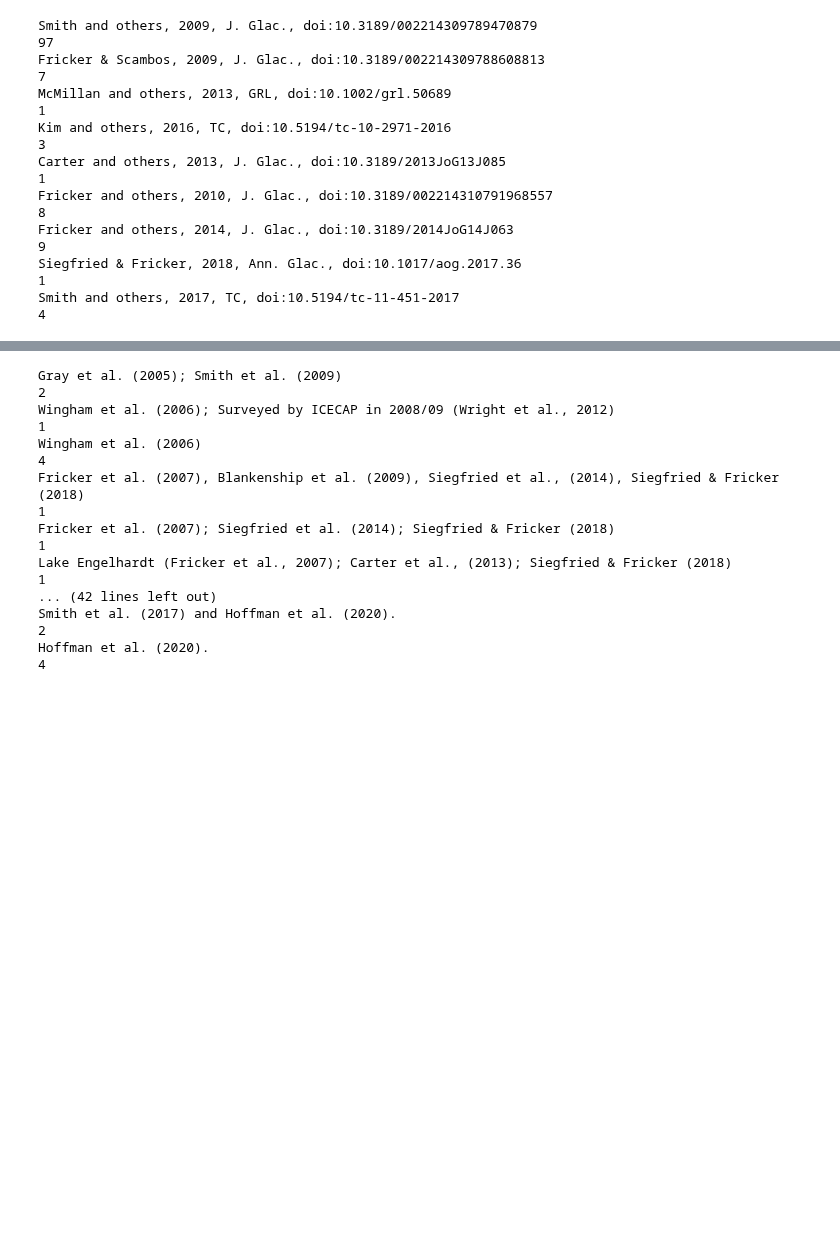
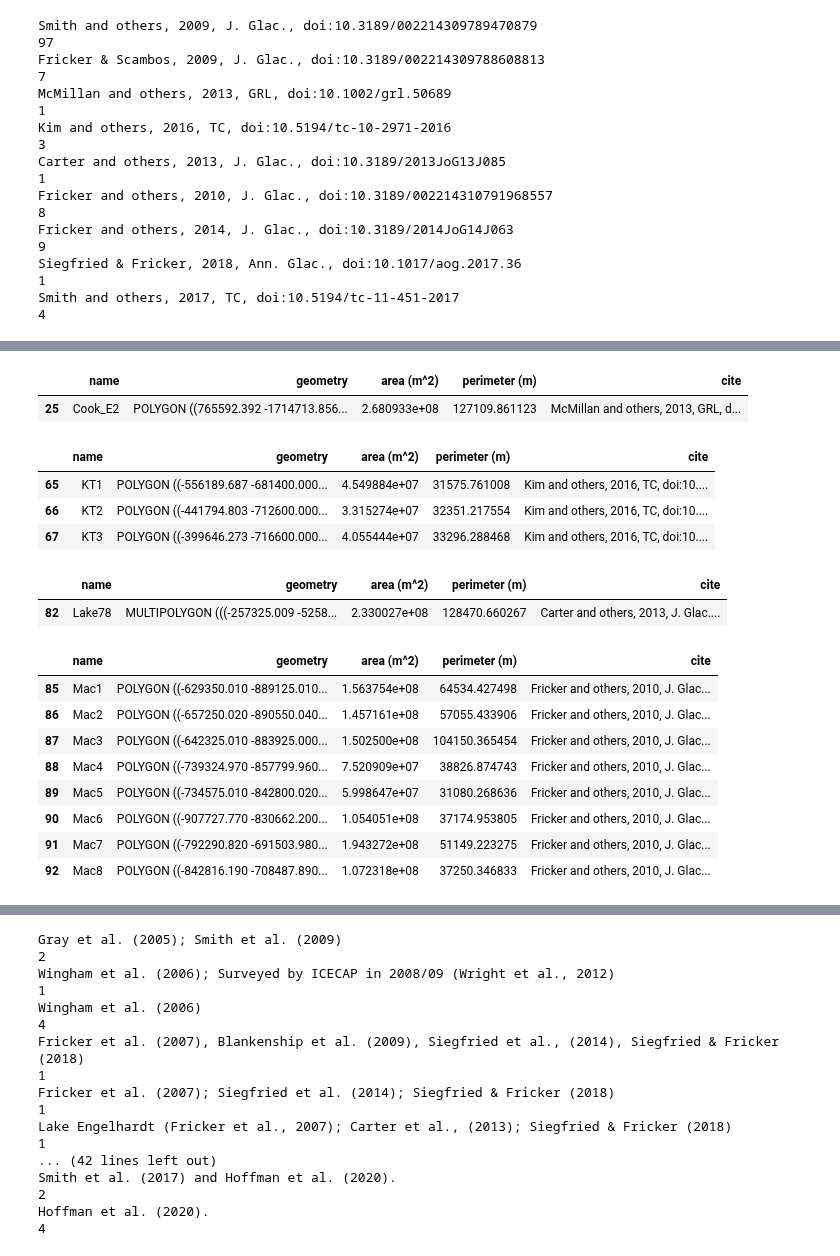
Before and after one commit to wsauthoff/Sauthoff-2025-GRL, a Jupyter notebook: Sauthoff2023_outlines.ipynb, the cells around one changed output, grey strips where cells are left out. Drawn from its saved outputs; the diff is of its cells as text; code cells hidden in the pictures; blank space fills up the shorter version.

```diff
--- a/Sauthoff2023_outlines.ipynb
+++ b/Sauthoff2023_outlines.ipynb
@@ -215,0 +431,29 @@ Smith and others, 2017, TC, doi:10.5194/tc-11-451-2017
+# %%
+SiegfriedFricker2018_outlines[SiegfriedFricker2018_outlines['cite'] == 'McMillan and others, 2013, GRL, doi:10.1002/grl.50689']
+# %% [output]
+|  | name | geometry | area (m^2) | perimeter (m) | cite |
+| 25 | Cook_E2 | POLYGON ((765592.392 -1714713.856... | 2.680933e+08 | 127109.861123 | McMillan and others, 2013, GRL, d... |
+# %%
+SiegfriedFricker2018_outlines[SiegfriedFricker2018_outlines['cite'] == 'Kim and others, 2016, TC, doi:10.5194/tc-10-2971-2016']
+# %% [output]
+|  | name | geometry | area (m^2) | perimeter (m) | cite |
+| 65 | KT1 | POLYGON ((-556189.687 -681400.000... | 4.549884e+07 | 31575.761008 | Kim and others, 2016, TC, doi:10.... |
+| 66 | KT2 | POLYGON ((-441794.803 -712600.000... | 3.315274e+07 | 32351.217554 | Kim and others, 2016, TC, doi:10.... |
+| 67 | KT3 | POLYGON ((-399646.273 -716600.000... | 4.055444e+07 | 33296.288468 | Kim and others, 2016, TC, doi:10.... |
+# %%
+SiegfriedFricker2018_outlines[SiegfriedFricker2018_outlines['cite'] == 'Carter and others, 2013, J. Glac., doi:10.3189/2013JoG13J085']
+# %% [output]
+|  | name | geometry | area (m^2) | perimeter (m) | cite |
+| 82 | Lake78 | MULTIPOLYGON (((-257325.009 -5258... | 2.330027e+08 | 128470.660267 | Carter and others, 2013, J. Glac.... |
+# %%
+SiegfriedFricker2018_outlines[SiegfriedFricker2018_outlines['cite'] == 'Fricker and others, 2010, J. Glac., doi:10.3189/002214310791968557']
+# %% [output]
+|  | name | geometry | area (m^2) | perimeter (m) | cite |
+| 85 | Mac1 | POLYGON ((-629350.010 -889125.010... | 1.563754e+08 | 64534.427498 | Fricker and others, 2010, J. Glac... |
+| 86 | Mac2 | POLYGON ((-657250.020 -890550.040... | 1.457161e+08 | 57055.433906 | Fricker and others, 2010, J. Glac... |
+| 87 | Mac3 | POLYGON ((-642325.010 -883925.000... | 1.502500e+08 | 104150.365454 | Fricker and others, 2010, J. Glac... |
+| 88 | Mac4 | POLYGON ((-739324.970 -857799.960... | 7.520909e+07 | 38826.874743 | Fricker and others, 2010, J. Glac... |
+| 89 | Mac5 | POLYGON ((-734575.010 -842800.020... | 5.998647e+07 | 31080.268636 | Fricker and others, 2010, J. Glac... |
+| 90 | Mac6 | POLYGON ((-907727.770 -830662.200... | 1.054051e+08 | 37174.953805 | Fricker and others, 2010, J. Glac... |
+| 91 | Mac7 | POLYGON ((-792290.820 -691503.980... | 1.943272e+08 | 51149.223275 | Fricker and others, 2010, J. Glac... |
+| 92 | Mac8 | POLYGON ((-842816.190 -708487.890... | 1.072318e+08 | 37250.346833 | Fricker and others, 2010, J. Glac... |
```
Also changed, not shown: parts of 20 cells of this notebook.
